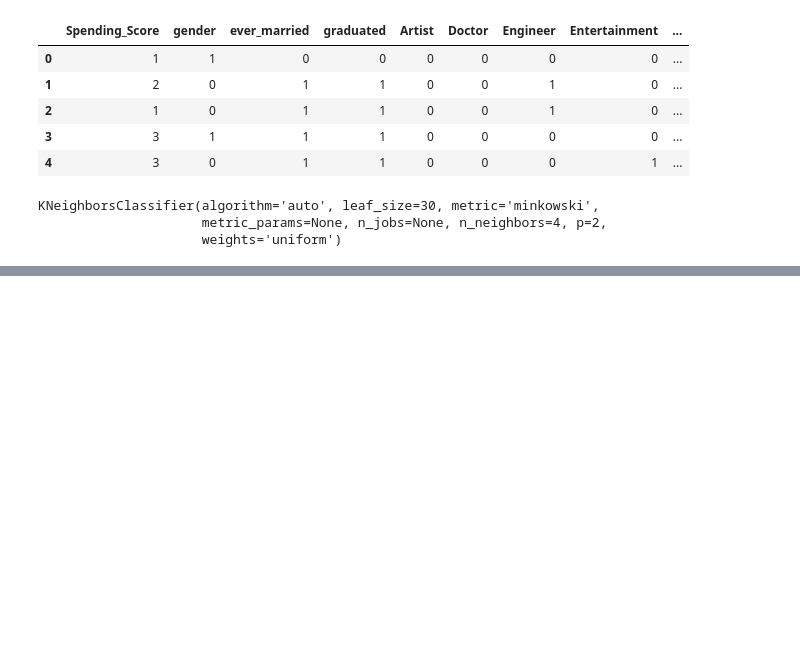
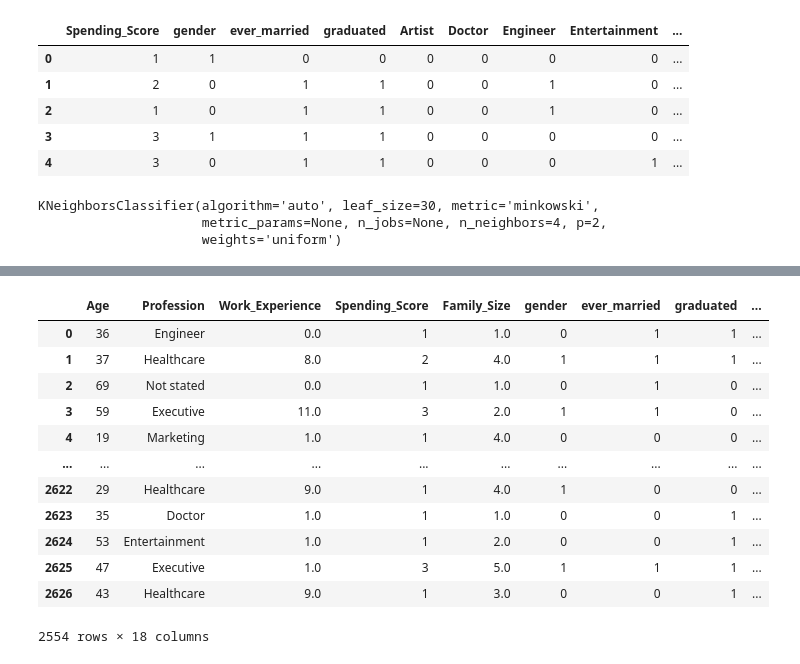
Before and after one commit to RidwanTiamiyu/super-parakeet, a Jupyter notebook: code.ipynb, the cells around one changed output, grey strips where cells are left out. Drawn from its saved outputs; the diff is of its cells as text; code cells hidden in the pictures; blank space fills up the shorter version.

```diff
--- a/code.ipynb
+++ b/code.ipynb
@@ -436,0 +611,18 @@ weighted avg       0.49      0.48      0.48      2017
+# %%
+# Adding the dummy values to the main dataframe
+test = pd.concat([test, small_test], axis = 1)
+test
+# %% [output]
+|  | Age | Profession | Work_Experience | Spending_Score | Family_Size | gender | ever_married | graduated | ... |
+| 0 | 36 | Engineer | 0.0 | 1 | 1.0 | 0 | 1 | 1 | ... |
+| 1 | 37 | Healthcare | 8.0 | 2 | 4.0 | 1 | 1 | 1 | ... |
+| 2 | 69 | Not stated | 0.0 | 1 | 1.0 | 0 | 1 | 0 | ... |
+| 3 | 59 | Executive | 11.0 | 3 | 2.0 | 1 | 1 | 0 | ... |
+| 4 | 19 | Marketing | 1.0 | 1 | 4.0 | 0 | 0 | 0 | ... |
+| ... | ... | ... | ... | ... | ... | ... | ... | ... | ... |
+| 2622 | 29 | Healthcare | 9.0 | 1 | 4.0 | 1 | 0 | 0 | ... |
+| 2623 | 35 | Doctor | 1.0 | 1 | 1.0 | 0 | 0 | 1 | ... |
+| 2624 | 53 | Entertainment | 1.0 | 1 | 2.0 | 0 | 0 | 1 | ... |
+| 2625 | 47 | Executive | 1.0 | 3 | 5.0 | 1 | 1 | 1 | ... |
+| 2626 | 43 | Healthcare | 9.0 | 1 | 3.0 | 0 | 0 | 1 | ... |
+2554 rows × 18 columns
```
Also changed, not shown: parts of 47 cells of this notebook, 2 other files.
